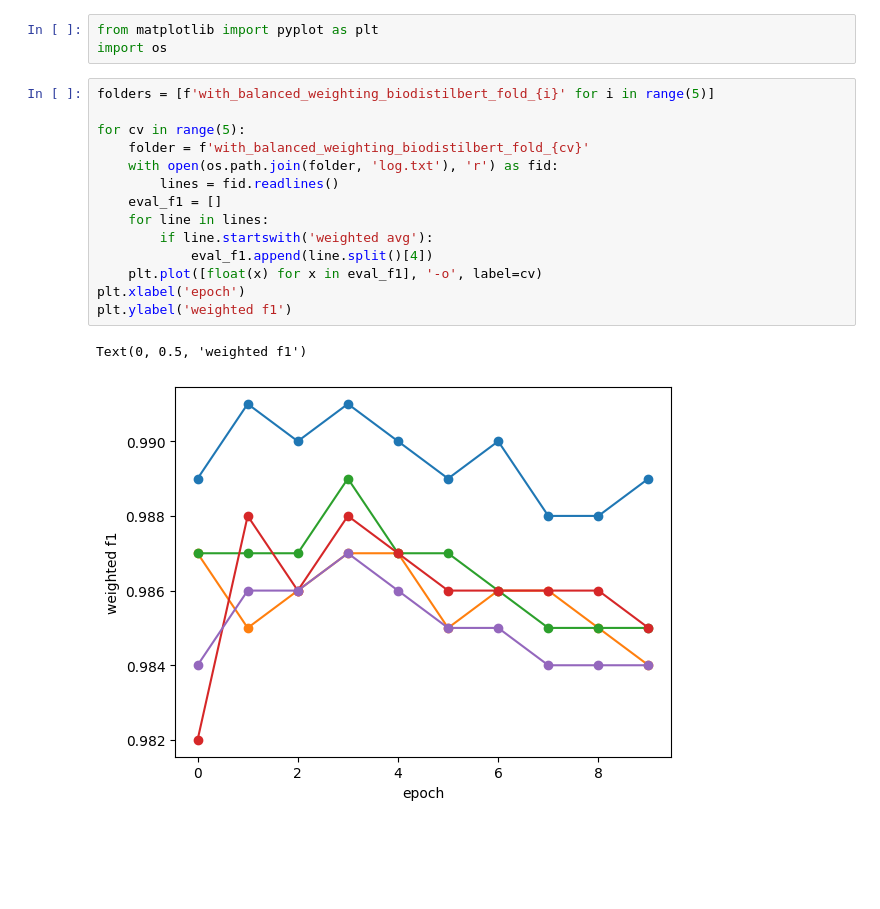
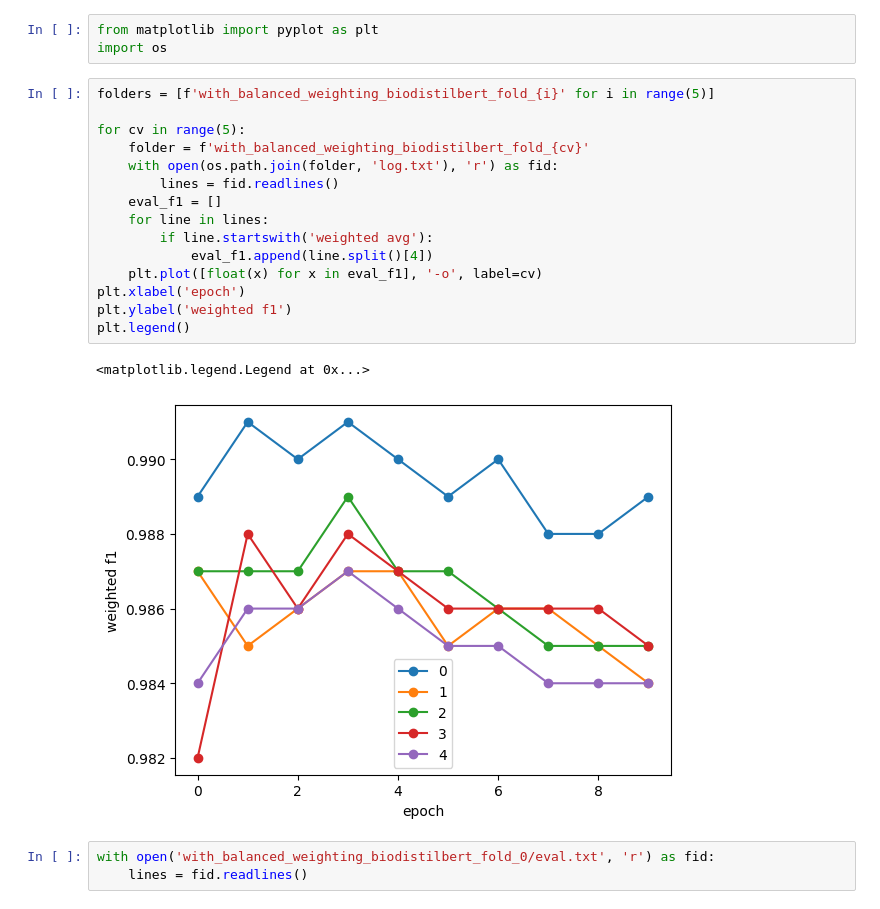
Before and after one commit to zma-wakehealth/train_wfu, a Jupyter notebook: cv_biodistillbert_plot.ipynb, the cells around one changed output. Saved outputs shown, nothing was run; the diff lists cells and outputs as text; blank space fills up the shorter version.

```diff
--- a/cv_biodistillbert_plot.ipynb
+++ b/cv_biodistillbert_plot.ipynb
@@ -4,17 +4,21 @@ import os
 # %%
 folders = [f'with_balanced_weighting_biodistilbert_fold_{i}' for i in range(5)]
 
 for cv in range(5):
     folder = f'with_balanced_weighting_biodistilbert_fold_{cv}'
     with open(os.path.join(folder, 'log.txt'), 'r') as fid:
         lines = fid.readlines()
     eval_f1 = []
     for line in lines:
         if line.startswith('weighted avg'):
             eval_f1.append(line.split()[4])
     plt.plot([float(x) for x in eval_f1], '-o', label=cv)
 plt.xlabel('epoch')
 plt.ylabel('weighted f1')
+plt.legend()
 # %% [output]
-Text(0, 0.5, 'weighted f1')
+<matplotlib.legend.Legend at 0x...>
-[figure, old version]
+[figure, new version]
+# %%
+with open('with_balanced_weighting_biodistilbert_fold_0/eval.txt', 'r') as fid:
+    lines = fid.readlines()
```
Also changed, not shown: parts of 5 cells of this notebook, 2 other files.
